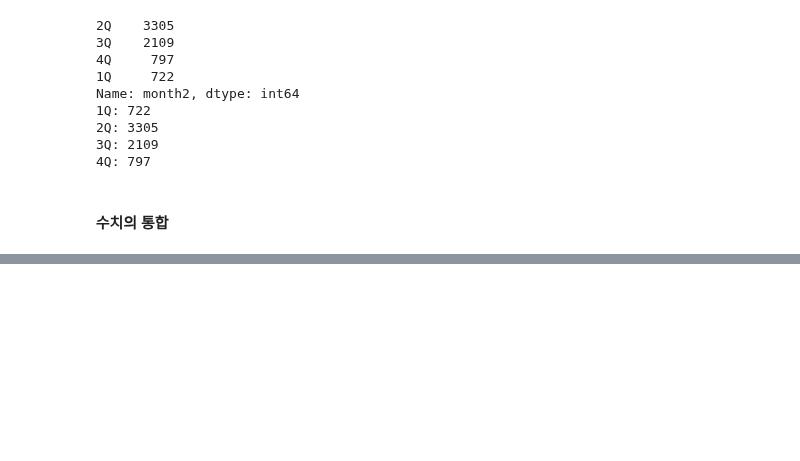
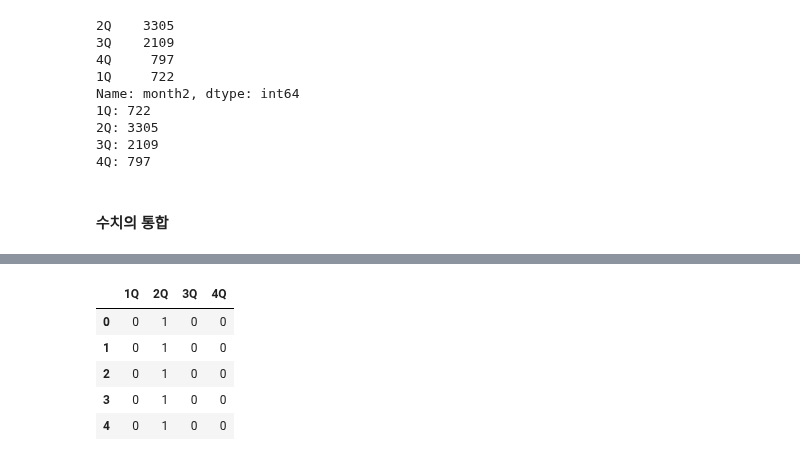
Before and after one commit to seonghyeokcho/Python, a Jupyter notebook: 01_basic_notion/pre-processing_technique.ipynb, the cells around one changed output, grey strips where cells are left out. Cells and saved outputs as stored; diff of their text form; code cells hidden in the pictures; blank space fills up the shorter version.

```diff
--- a/01_basic_notion/pre-processing_technique.ipynb
+++ b/01_basic_notion/pre-processing_technique.ipynb
@@ -853,0 +1003,8 @@ Name: month2, dtype: int64
+# %%
+# 지금까지 신규로 작성한 변수를 원 핫 인코딩을 하여 3-2에서 만든 데이터셋에 삽입한다.
+bank_data_job2 = pd.get_dummies(bank_data["job2"])
+bank_data_month2 = pd.get_dummies(bank_data["month2"])
+bank_data_day2 = pd.get_dummies(bank_data["day2"])
+bank_data_duration2 = pd.get_dummies(bank_data["duration2"])
+bank_data_previous2 = pd.get_dummies(bank_data["previous2"])
+bank_data_pdays2 = pd.get_dummies(bank_data["pdays2"])
@@ -853,0 +1020,9 @@ Name: month2, dtype: int64
+# %%
+bank_data_month2.head()
+# %% [output]
+|  | 1Q | 2Q | 3Q | 4Q |
+| 0 | 0 | 1 | 0 | 0 |
+| 1 | 0 | 1 | 0 | 0 |
+| 2 | 0 | 1 | 0 | 0 |
+| 3 | 0 | 1 | 0 | 0 |
+| 4 | 0 | 1 | 0 | 0 |
```
Also changed, not shown: parts of 38 cells of this notebook.
